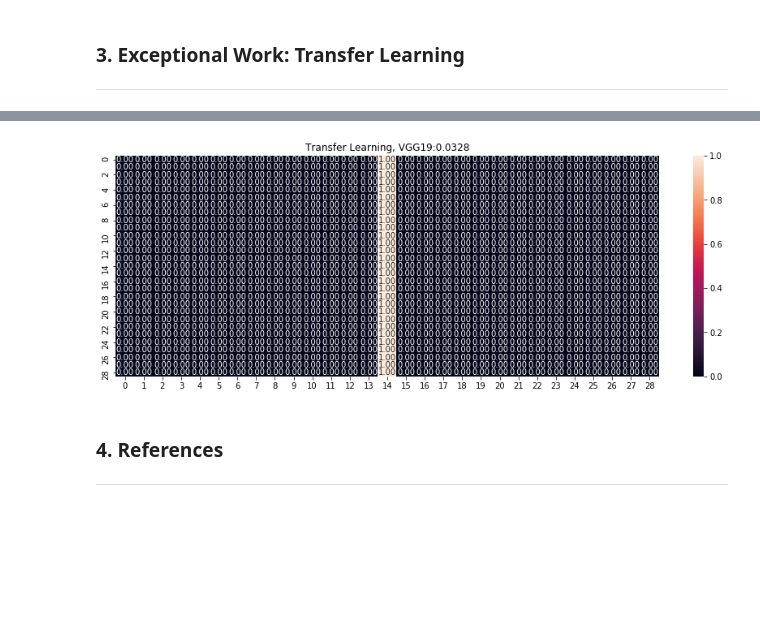
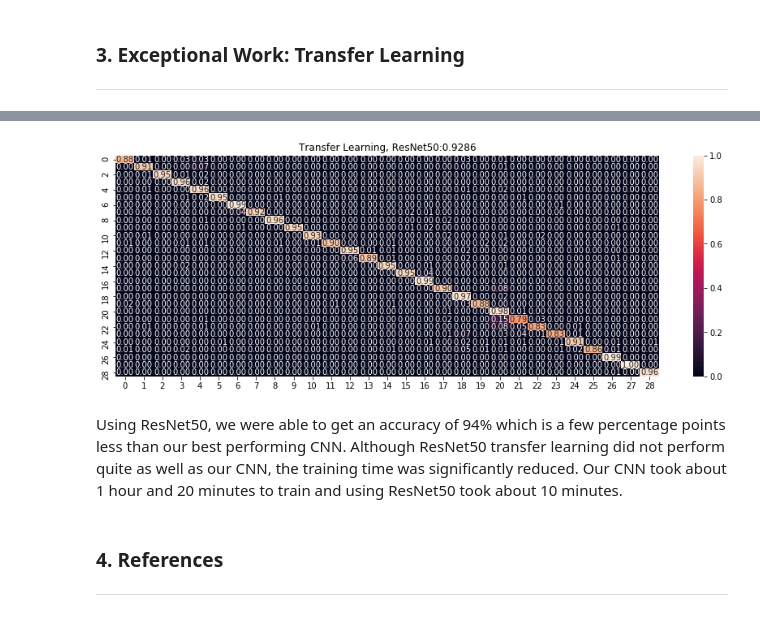
Before and after one commit to wiggs555/cse7324project, a Jupyter notebook: project 6/project6_transferlearning.ipynb, the cells around one changed output, grey strips where cells are left out. Cells and saved outputs as stored; diff of their text form; code cells hidden in the pictures; blank space fills up the shorter version.

```diff
--- a/project 6/project6_transferlearning.ipynb
+++ b/project 6/project6_transferlearning.ipynb
@@ -682,7 +676,12 @@ x_test_up = preprocess_input(x_test_up)
+# %%
+# preprocess test/train data
+x_train = preprocess_input(x_train)
+x_test = preprocess_input(x_test)
 # %%
 %%time
 
-x_train_vgg = model.predict(x_train_up)
-x_test_vgg = model.predict(x_test_up)
-print(x_train_vgg.shape)
+x_train_res = model.predict(x_train)
+x_test_res = model.predict(x_test)
+print(x_train_res.shape)
+print(x_test_res.shape)
 # %% [output]
@@ -692,20 +692,10 @@ Wall time: 16min 11s
 # %%
-# from sklearn.preprocessing import StandardScaler
-
-# x_train_vgg2 = StandardScaler().fit(x_train_vgg).transform(x_train_vgg)
-# x_test_vgg2 = StandardScaler().fit(x_test_vgg).transform(x_test_vgg)
-
-# print(x_train_vgg2.shape)
-
-# X_train_d =np.expand_dims(x_train_vgg.reshape((-1,2500)), axis=0)
-# X_test_d =np.expand_dims(X_test_vgg.reshape((-1,2500)), axis=0)
-
-# print(X_train_d.shape)
-
-input_x = Input(shape=x_train_vgg[0].shape)
+input_x = Input(shape=x_train_res[0].shape)
 x = Flatten()(input_x)
 
+x = Dense(200, activation='relu', kernel_initializer='he_uniform')(x)
 x = Dense(100, activation='relu', kernel_initializer='he_uniform')(x)
+x = Dense(50, activation='relu', kernel_initializer='he_uniform')(x)
 
 predictions = Dense(NUM_CLASSES, activation='softmax', kernel_initializer='glorot_uniform')(x)
 
@@ -729,13 +723,13 @@ Trainable params: 54,229
 Non-trainable params: 0
 _________________________________________________________________
 # %%
-y_train_ohe_vgg = y_train_ohe[:x_train_vgg.shape[0]]
+y_train_ohe_res = y_train_ohe[:x_train_res.shape[0]]
 
 model2.compile(optimizer='rmsprop', loss='categorical_crossentropy', metrics=['acc', f1_m])
 
-model2.fit(x_train_vgg, y_train_ohe_vgg,
+model2.fit(x_train_res, y_train_ohe_res,
            epochs=10, batch_size=32, verbose=1,
-           validation_data=(x_test_vgg, y_test_ohe[:x_test_vgg.shape[0]]))
+           validation_data=(x_test_res, y_test_ohe[:x_test_res.shape[0]]))
 # %% [output]
 Train on 69599 samples, validate on 17400 samples
 Epoch 1/10
@@ -757,8 +751,10 @@ Epoch 10/10
 <keras.callbacks.History at 0x...>
 # %%
-summarize_net(model2, x_test_vgg, y_test[:x_test_vgg.shape[0]], title_text='Transfer Learning, VGG19:')
+summarize_net(model2, x_test_res, y_test[:x_test_res.shape[0]], title_text='Transfer Learning, ResNet50:')
 # %% [output]
-[figure, old version]
+[figure, new version]
+# %% [markdown]
+Using ResNet50, we were able to get an accuracy of 94% which is a few percentage points less than our best performing CNN. Although ResNet50 transfer learning did not perform quite as well as our CNN, the training time was significantly reduced. Our CNN took about 1 hour and 20 minutes to train and using ResNet50 took about 10 minutes.
 # %% [markdown]
 ### **4. References**
 ---
```
Also changed, not shown: parts of 8 cells of this notebook.
